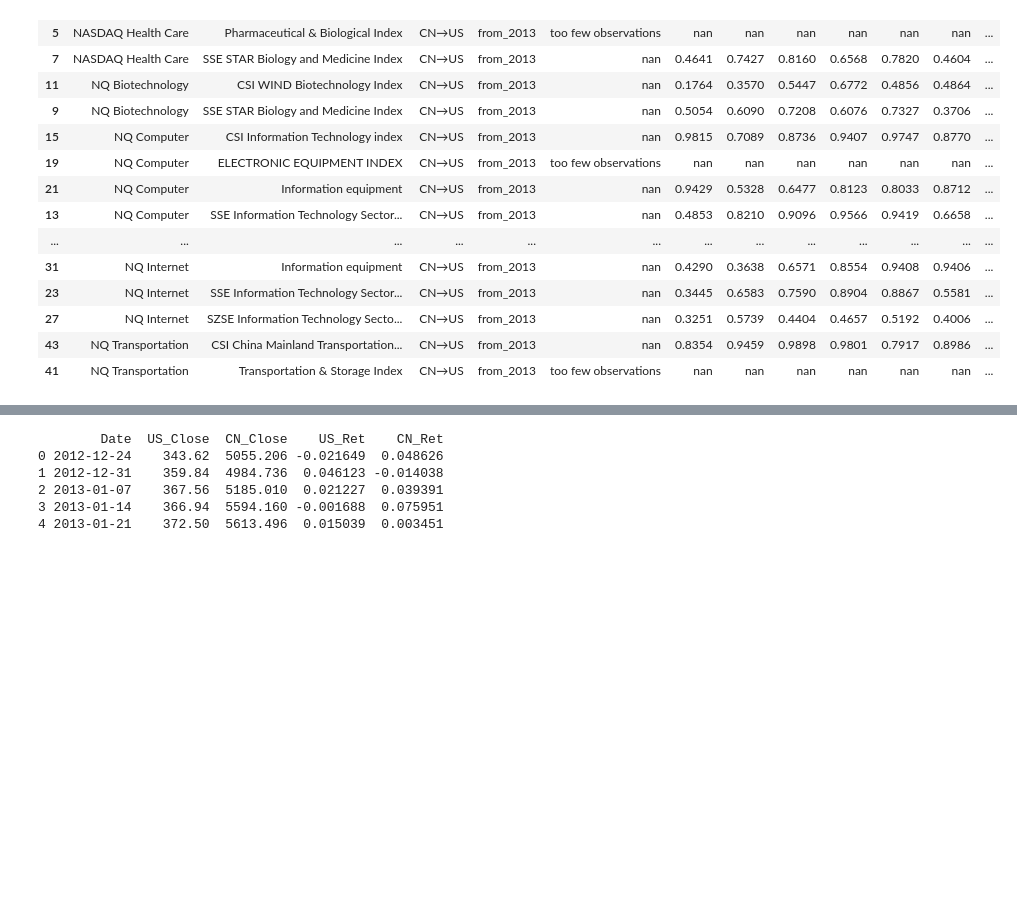
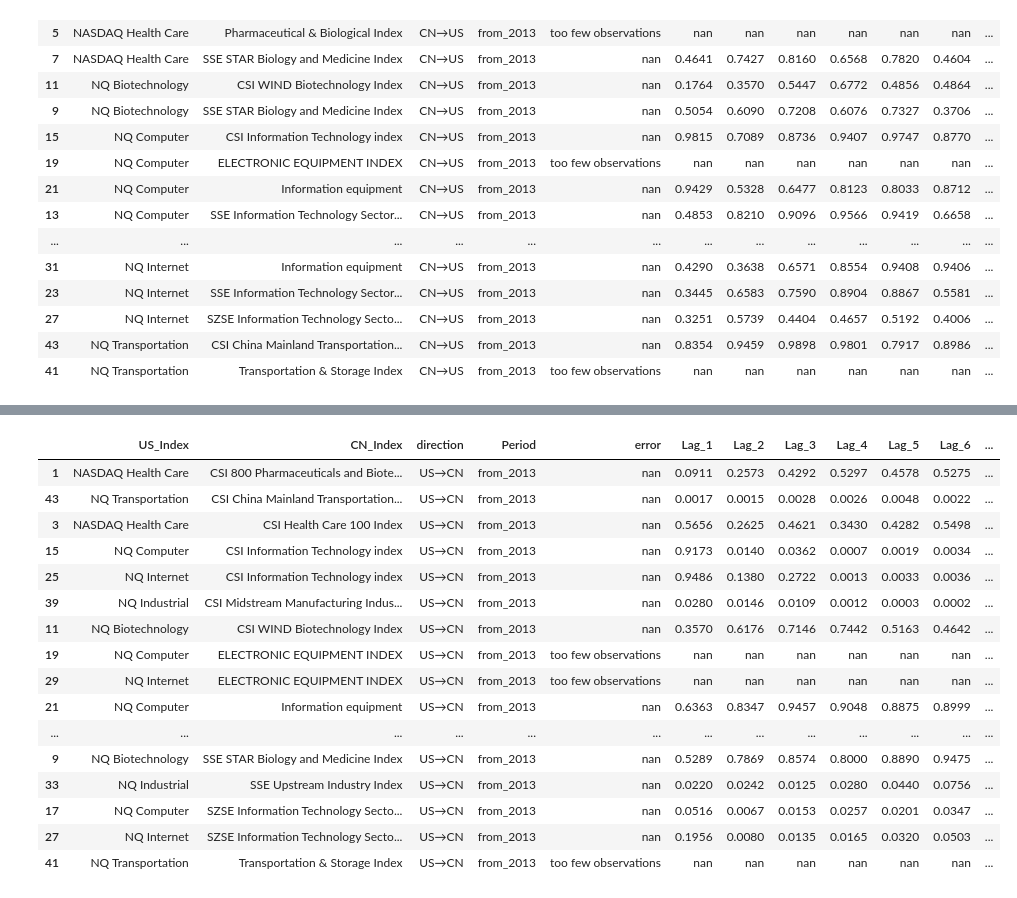
Before and after one commit to N4ims/mandarin-momentum, a Jupyter notebook: 2013_analysis.ipynb, the cells around one changed output, grey strips where cells are left out. Drawn from its saved outputs; the diff is of its cells as text; code cells hidden in the pictures; blank space fills up the shorter version.

```diff
--- a/2013_analysis.ipynb
+++ b/2013_analysis.ipynb
@@ -1419,21 +1026,0 @@ NameError: name 'make_pair_timeseries' is not defined
-# %%
-top_pairs = [
-    ("NQ Transportation", "Transportation & Storage Index"),
-    ("NASDAQ Health Care", "CSI Health Care 100 Index"),
-    ("NQ Computer", "Information equipment"),
-]
-
-for us, cn in top_pairs:
-    print(f"\n=== {us}  <--->  {cn} ===")
-    pair_df = prepare_pair_ts(friday_df, merged_weekly_cn, us, cn)
-
-    # VAR + IRF
-    res, irf = run_var_and_irf(pair_df, maxlags=4, irf_horizon=12)
-
-    # Rolling Granger
-    roll_df = rolling_granger_cn_to_us(pair_df, maxlag=4, window=200)
-    plt.figure(figsize=(10,4))
-    plt.plot(roll_df["end_idx"], roll_df["pmin"])
-    plt.axhline(0.05, color="red", linestyle="--")
-    plt.title(f"Rolling Granger CN→US: {us} <- {cn}")
-    plt.show()
@@ -1443,3 +1169,36 @@ NameError: name 'make_pair_timeseries' is not defined
+# %%
+# 2) AB 2013
+granger_post = (
+    granger_df[granger_df["Period"] == "from_2013"]
+    .sort_values(["CN_Index", "US_Index", "direction"])
+)
+
+granger_post_styled = (
+    granger_post
+    .style
+    .applymap(highlight_pvals, subset=lag_cols)
+    .background_gradient(subset=["min_p_value"], cmap="RdYlGn_r")
+    .format("{:.4f}", subset=lag_cols + ["min_p_value"])
+)
+granger_post_styled
+# %% [output]
+|  | US_Index | CN_Index | direction | Period | error | Lag_1 | Lag_2 | Lag_3 | Lag_4 | Lag_5 | Lag_6 | ... |
+| 1 | NASDAQ Health Care | CSI 800 Pharmaceuticals and Biote... | US→CN | from_2013 | nan | 0.0911 | 0.2573 | 0.4292 | 0.5297 | 0.4578 | 0.5275 | ... |
+| 43 | NQ Transportation | CSI China Mainland Transportation... | US→CN | from_2013 | nan | 0.0017 | 0.0015 | 0.0028 | 0.0026 | 0.0048 | 0.0022 | ... |
+| 3 | NASDAQ Health Care | CSI Health Care 100 Index | US→CN | from_2013 | nan | 0.5656 | 0.2625 | 0.4621 | 0.3430 | 0.4282 | 0.5498 | ... |
+| 15 | NQ Computer | CSI Information Technology index | US→CN | from_2013 | nan | 0.9173 | 0.0140 | 0.0362 | 0.0007 | 0.0019 | 0.0034 | ... |
+| 25 | NQ Internet | CSI Information Technology index | US→CN | from_2013 | nan | 0.9486 | 0.1380 | 0.2722 | 0.0013 | 0.0033 | 0.0036 | ... |
+| 39 | NQ Industrial | CSI Midstream Manufacturing Indus... | US→CN | from_2013 | nan | 0.0280 | 0.0146 | 0.0109 | 0.0012 | 0.0003 | 0.0002 | ... |
+| 11 | NQ Biotechnology | CSI WIND Biotechnology Index | US→CN | from_2013 | nan | 0.3570 | 0.6176 | 0.7146 | 0.7442 | 0.5163 | 0.4642 | ... |
+| 19 | NQ Computer | ELECTRONIC EQUIPMENT INDEX | US→CN | from_2013 | too few observations | nan | nan | nan | nan | nan | nan | ... |
+| 29 | NQ Internet | ELECTRONIC EQUIPMENT INDEX | US→CN | from_2013 | too few observations | nan | nan | nan | nan | nan | nan | ... |
+| 21 | NQ Computer | Information equipment | US→CN | from_2013 | nan | 0.6363 | 0.8347 | 0.9457 | 0.9048 | 0.8875 | 0.8999 | ... |
+| ... | ... | ... | ... | ... | ... | ... | ... | ... | ... | ... | ... | ... |
+| 9 | NQ Biotechnology | SSE STAR Biology and Medicine Index | US→CN | from_2013 | nan | 0.5289 | 0.7869 | 0.8574 | 0.8000 | 0.8890 | 0.9475 | ... |
+| 33 | NQ Industrial | SSE Upstream Industry Index | US→CN | from_2013 | nan | 0.0220 | 0.0242 | 0.0125 | 0.0280 | 0.0440 | 0.0756 | ... |
+| 17 | NQ Computer | SZSE Information Technology Secto... | US→CN | from_2013 | nan | 0.0516 | 0.0067 | 0.0153 | 0.0257 | 0.0201 | 0.0347 | ... |
+| 27 | NQ Internet | SZSE Information Technology Secto... | US→CN | from_2013 | nan | 0.1956 | 0.0080 | 0.0135 | 0.0165 | 0.0320 | 0.0503 | ... |
+| 41 | NQ Transportation | Transportation & Storage Index | US→CN | from_2013 | too few observations | nan | nan | nan | nan | nan | nan | ... |
 # %%
 import pandas as pd
 import numpy as np
@@ -1496,18 +1255,6 @@ def make_pair_timeseries(
     data["CN_Ret"] = np.log(data["CN_Close"]).diff()
     data = data.dropna(subset=["US_Ret", "CN_Ret"]).reset_index(drop=True)
     return data
-# %%
-test_pair = make_pair_timeseries(friday_df, merged_weekly_cn,
-                                 us_name="NASDAQ Health Care",
-                                 cn_name="CSI 800 Pharmaceuticals and Biotechnology Index")
-print(test_pair.head())
-# %% [output]
-        Date  US_Close  CN_Close    US_Ret    CN_Ret
-0 2012-12-24    343.62  5055.206 -0.021649  0.048626
-1 2012-12-31    359.84  4984.736  0.046123 -0.014038
-2 2013-01-07    367.56  5185.010  0.021227  0.039391
-3 2013-01-14    366.94  5594.160 -0.001688  0.075951
-4 2013-01-21    372.50  5613.496  0.015039  0.003451
 # %%
 from statsmodels.tsa.api import VAR
 from statsmodels.tsa.stattools import grangercausalitytests
```
Also changed, not shown: parts of 20 cells of this notebook, 1 other file.
